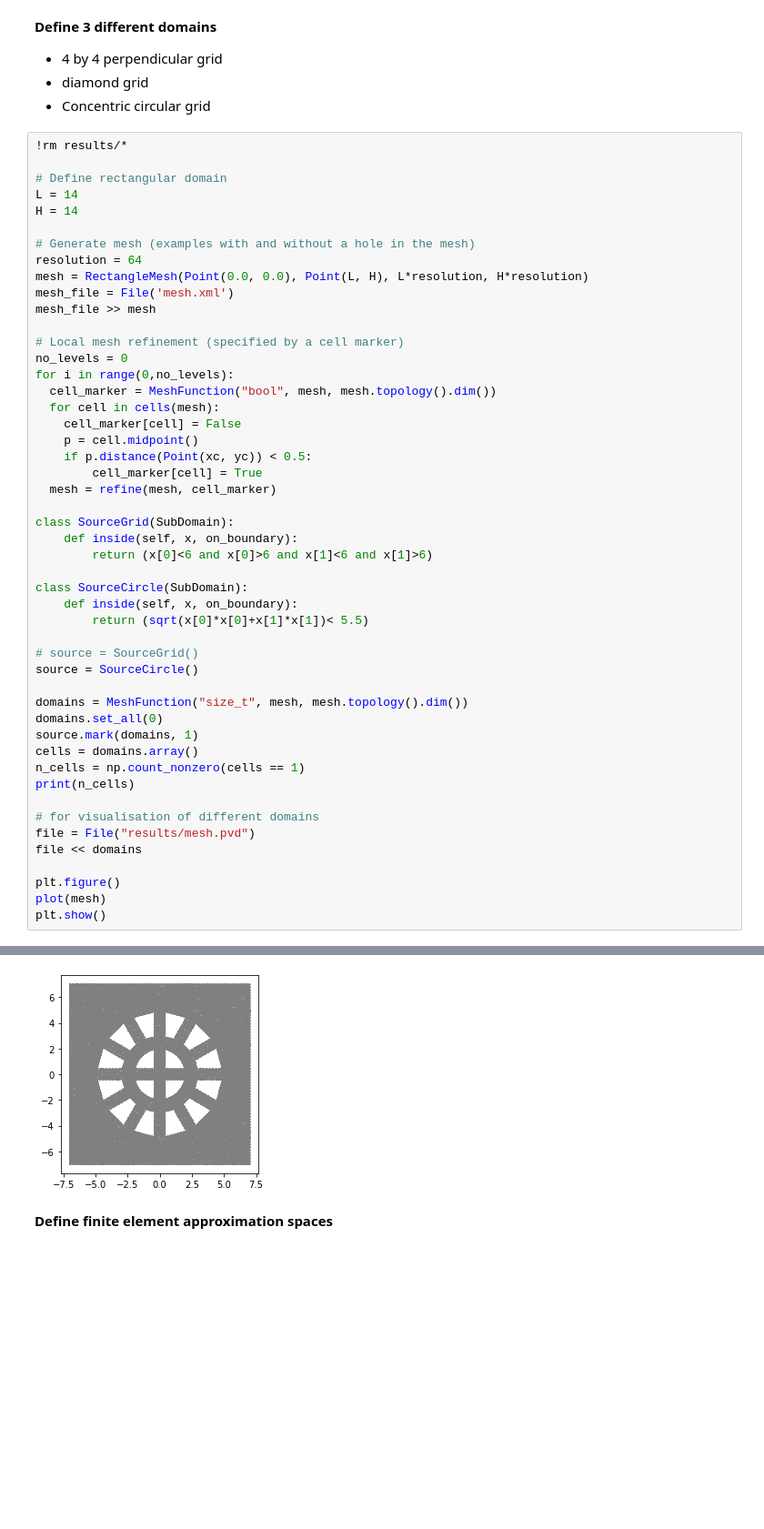
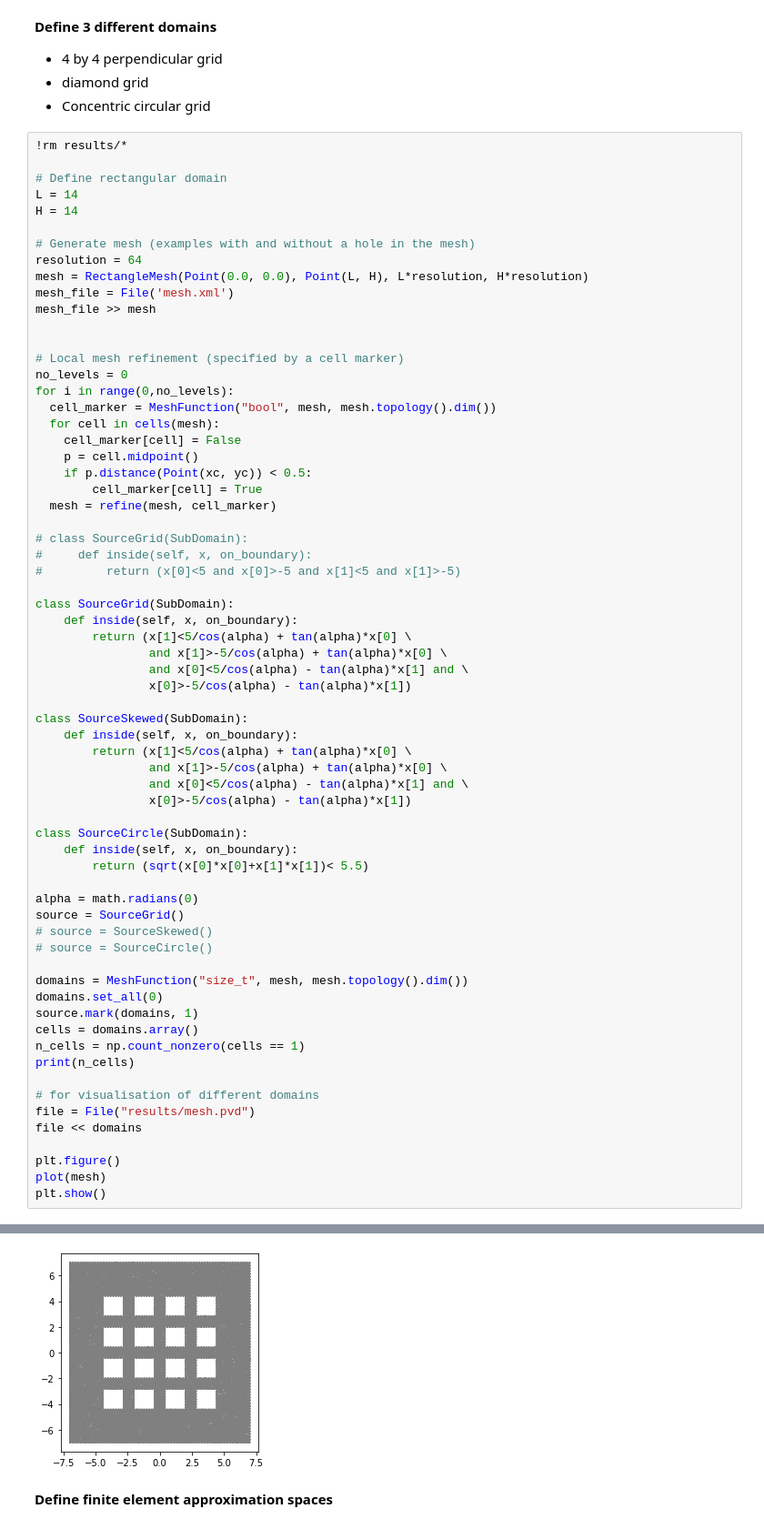
Before and after one commit to johanhoffman/DD2365-VT20, a Jupyter notebook: Project/projectV4_P2.ipynb, the cells around one changed output, grey strips where cells are left out. Shown at 91% size. Cells and saved outputs as stored; diff of their text form; blank space fills up the shorter version.

```diff
--- a/Project/projectV4_P2.ipynb
+++ b/Project/projectV4_P2.ipynb
@@ -109,6 +109,7 @@ mesh = RectangleMesh(Point(0.0, 0.0), Point(L, H), L*resolution, H*resolution)
 mesh_file = File('mesh.xml')
 mesh_file >> mesh
 
+
 # Local mesh refinement (specified by a cell marker)
 no_levels = 0
 for i in range(0,no_levels):
@@ -120,16 +121,32 @@ for i in range(0,no_levels):
         cell_marker[cell] = True
   mesh = refine(mesh, cell_marker)
 
+# class SourceGrid(SubDomain):
+#     def inside(self, x, on_boundary):
+#         return (x[0]<5 and x[0]>-5 and x[1]<5 and x[1]>-5)
+
 class SourceGrid(SubDomain):
     def inside(self, x, on_boundary):
-        return (x[0]<6 and x[0]>6 and x[1]<6 and x[1]>6)
+        return (x[1]<5/cos(alpha) + tan(alpha)*x[0] \
+                and x[1]>-5/cos(alpha) + tan(alpha)*x[0] \
+                and x[0]<5/cos(alpha) - tan(alpha)*x[1] and \
+                x[0]>-5/cos(alpha) - tan(alpha)*x[1])
+
+class SourceSkewed(SubDomain):
+    def inside(self, x, on_boundary):
+        return (x[1]<5/cos(alpha) + tan(alpha)*x[0] \
+                and x[1]>-5/cos(alpha) + tan(alpha)*x[0] \
+                and x[0]<5/cos(alpha) - tan(alpha)*x[1] and \
+                x[0]>-5/cos(alpha) - tan(alpha)*x[1])
 
 class SourceCircle(SubDomain):
     def inside(self, x, on_boundary):
         return (sqrt(x[0]*x[0]+x[1]*x[1])< 5.5)
 
-# source = SourceGrid()
-source = SourceCircle()
+alpha = math.radians(0)
+source = SourceGrid()
+# source = SourceSkewed()
+# source = SourceCircle()
 
 domains = MeshFunction("size_t", mesh, mesh.topology().dim())
 domains.set_all(0)
@@ -151,4 +167,4 @@ rm: cannot remove 'results/*': No such file or directory
-[figure, old version]
+[figure, new version]
 # %% [markdown]
 **Define finite element approximation spaces**
 # %%
```
Also changed, not shown: parts of 3 cells of this notebook.
